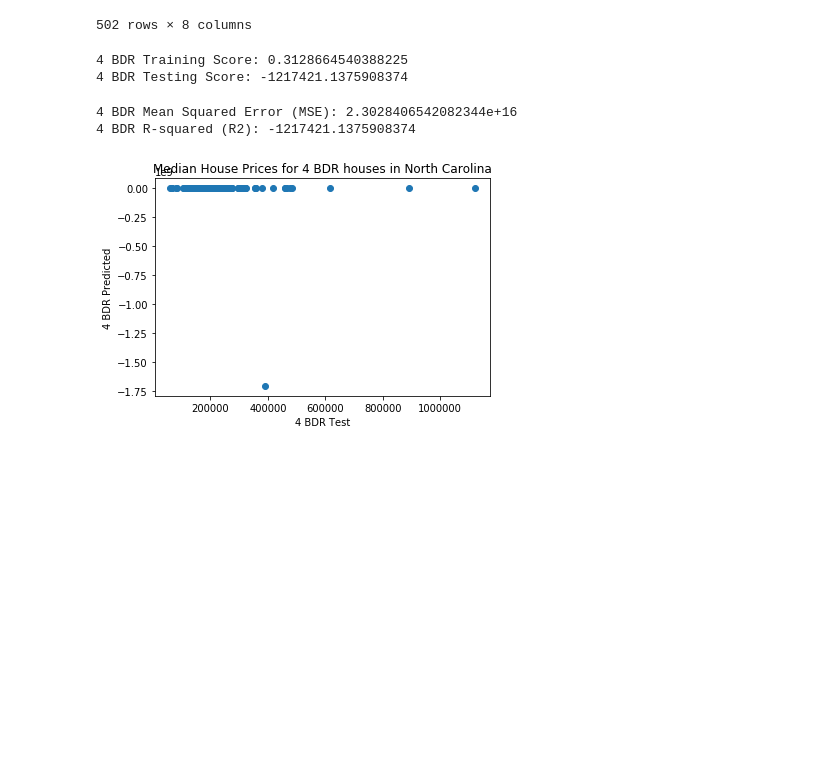
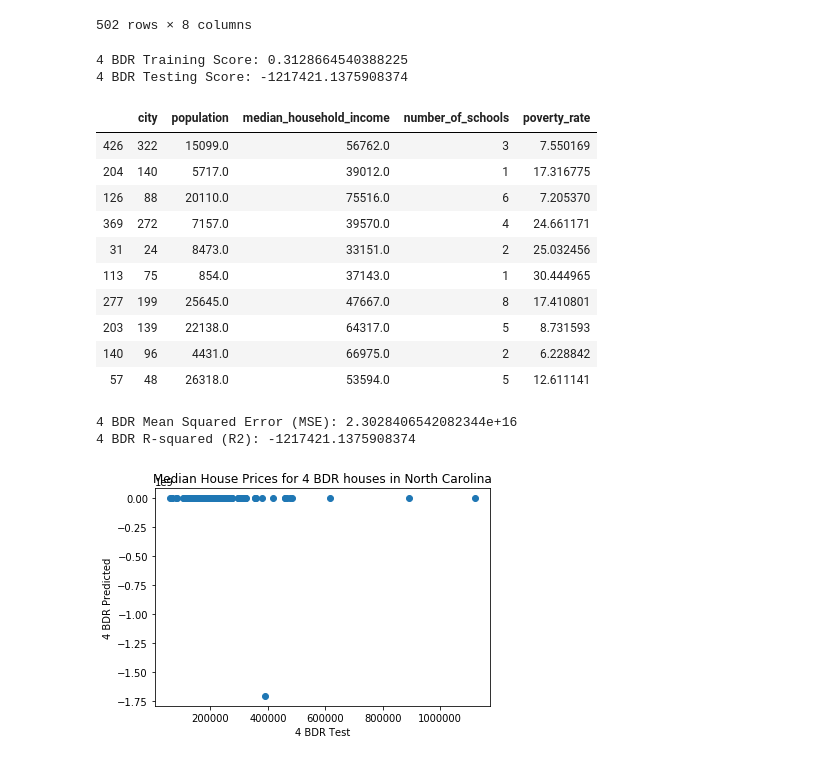
Before and after one commit to waghrayrashi/housepriceprediction, a Jupyter notebook: rw_nchousepricepredictions.ipynb, the cells around one changed output. Cells and saved outputs as stored; diff of their text form; code cells hidden in the pictures; blank space fills up the shorter version.

```diff
--- a/rw_nchousepricepredictions.ipynb
+++ b/rw_nchousepricepredictions.ipynb
@@ -388,6 +388,20 @@ print(f"4 BDR Testing Score: {testing_score_4bdr}")
 # %% [output]
 4 BDR Training Score: 0.3128664540388225
 4 BDR Testing Score: -1217421.1375908374
+# %%
+X_train_4bdr.head(10)
+# %% [output]
+|  | city | population | median_household_income | number_of_schools | poverty_rate |
+| 426 | 322 | 15099.0 | 56762.0 | 3 | 7.550169 |
+| 204 | 140 | 5717.0 | 39012.0 | 1 | 17.316775 |
+| 126 | 88 | 20110.0 | 75516.0 | 6 | 7.205370 |
+| 369 | 272 | 7157.0 | 39570.0 | 4 | 24.661171 |
+| 31 | 24 | 8473.0 | 33151.0 | 2 | 25.032456 |
+| 113 | 75 | 854.0 | 37143.0 | 1 | 30.444965 |
+| 277 | 199 | 25645.0 | 47667.0 | 8 | 17.410801 |
+| 203 | 139 | 22138.0 | 64317.0 | 5 | 8.731593 |
+| 140 | 96 | 4431.0 | 66975.0 | 2 | 6.228842 |
+| 57 | 48 | 26318.0 | 53594.0 | 5 | 12.611141 |
 # %%
 # Calculate the mean_squared_error and the r-squared value for the testing data
 from sklearn.metrics import mean_squared_error, r2_score
```
Also changed, not shown: parts of 1 cell of this notebook, 6 other files.
